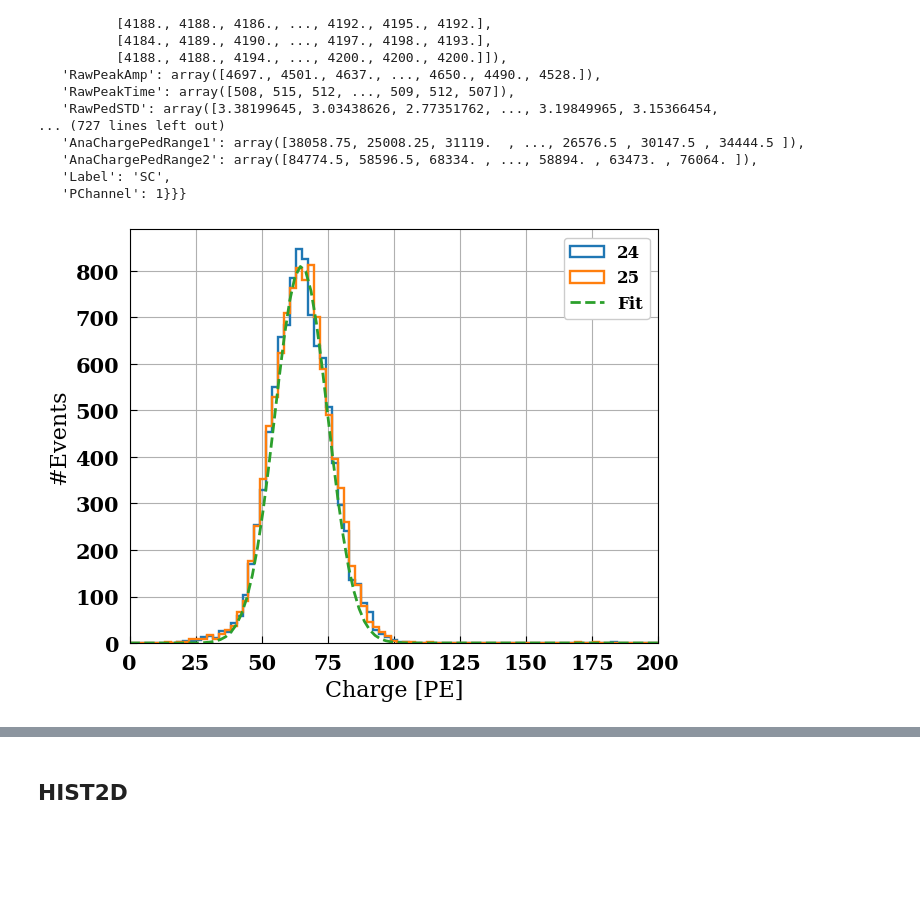
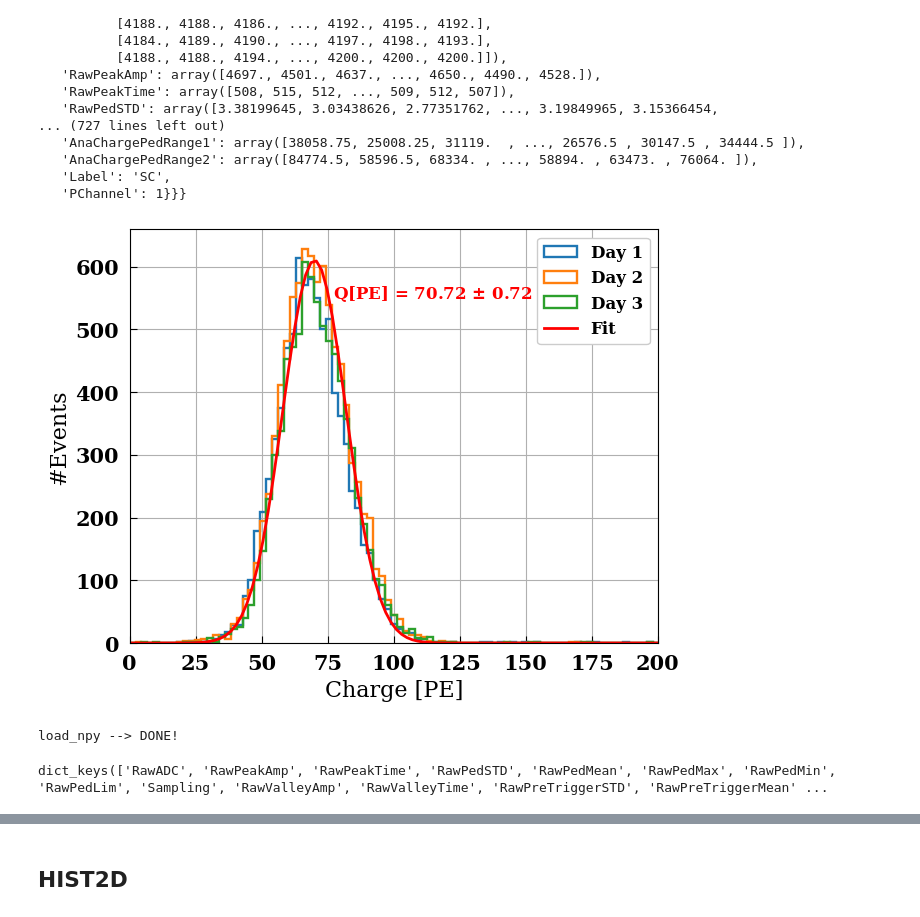
Before and after one commit to CIEMAT-Neutrino/SCINT, a Jupyter notebook: 00TUTORIAL/pruebas_analysis.ipynb, the cells around one changed output, grey strips where cells are left out. Saved outputs shown, nothing was run; the diff lists cells and outputs as text; code cells hidden in the pictures; blank space fills up the shorter version.

```diff
--- a/00TUTORIAL/pruebas_analysis.ipynb
+++ b/00TUTORIAL/pruebas_analysis.ipynb
@@ -121,6 +112,7 @@ for RUN2PLOT in ["CALIB_RUNS", "ALPHA_RUNS"]:
 ### 3. Charge Distributions
 # %%
 alpha_runs = [24,25,26,27,46,47,48,67,68,69,123,124,125]
+alpha_runs = [13,36,79]
 my_runs_alpha = load_npy(np.asarray(alpha_runs).astype(int),np.asarray(channels).astype(int),preset=PRESET,info=info,compressed=True)
 # %% [output]
 load_npy --> DONE!
@@ -163,27 +143,36 @@ my_runs_alpha
 # %%
 # plt.figure(dpi=200)
 ch = 6
-factor2PE = 1/6e2 # GAIN IN ADC*ticks TO CONVER CHARGE INTO PE
-for alpha_run in my_runs_alpha["NRun"][:2]:
+factor2PE = 1/6.41e2 # GAIN IN ADC*ticks TO CONVER CHARGE INTO PE
+factor2PE = 1/9.01e2 # GAIN IN ADC*ticks TO CONVER CHARGE INTO PE
+for r,alpha_run in enumerate(my_runs_alpha["NRun"]):
     plt.hist(my_runs_alpha[alpha_run][ch]["AnaChargeAveRange"]*factor2PE,
-            bins=200,range=[0,450],histtype="step",linewidth=1.7,label=alpha_run)
+            bins=200,range=[0,450],histtype="step",linewidth=1.7,label="Day %i"%(r+1))
     hist, bin_edges = np.histogram(my_runs_alpha[alpha_run][ch]["AnaChargeAveRange"]*factor2PE, bins=100,density=True)  # Adjust the number of bins as needed
 
     # Calculate bin centers from bin edges
     bin_centers = 0.5 * (bin_edges[1:] + bin_edges[:-1])
 
     # Initial guess for Gaussian parameters
     initial_guess = [1000, np.mean(my_runs_alpha[alpha_run][ch]["AnaChargeAveRange"]*factor2PE), np.std(my_runs_alpha[alpha_run][ch]["AnaChargeAveRange"]*factor2PE)]
 
     # Fit the histogram data to the Gaussian model
     fit_params, _ = curve_fit(gaussian, bin_centers, hist, p0=initial_guess)
-plt.plot(np.linspace(0,200,100), gaussian(np.linspace(0,200,100), 810,65,10), "--",label='Fit')  # Plot the fitted Gaussian curve
-
+plt.plot(np.linspace(0,200,100), gaussian(np.linspace(0,200,100), 70,610,12), color="red",label=r'Fit')  # Plot the fitted Gaussian curve
+plt.annotate(text=r"Q[PE] = %.2f $\pm$ %.2f"%(70.72,0.72),xy=(77,550),fontsize=12,color="red")
 plt.xlim([0,200])
 plt.xlabel("Charge [PE]")
 plt.ylabel("#Events")
 plt.legend()
 plt.grid()
 plt.show()
 # %% [output]
-[figure, old version]
+[figure, new version]
+# %%
+my_runs_alpha = load_npy(np.asarray([69]).astype(int),np.asarray([0]).astype(int),preset=PRESET,info=info,compressed=True)
+# %% [output]
+load_npy --> DONE!
+# %%
+my_runs_alpha[68][6].keys()
+# %% [output]
+dict_keys(['RawADC', 'RawPeakAmp', 'RawPeakTime', 'RawPedSTD', 'RawPedMean', 'RawPedMax', 'RawPedMin', 'RawPedLim', 'Sampling', 'RawValleyAmp', 'RawValleyTime', 'RawPreTriggerSTD', 'RawPreTriggerMean' ...
```
Also changed, not shown: parts of 4 cells of this notebook.
